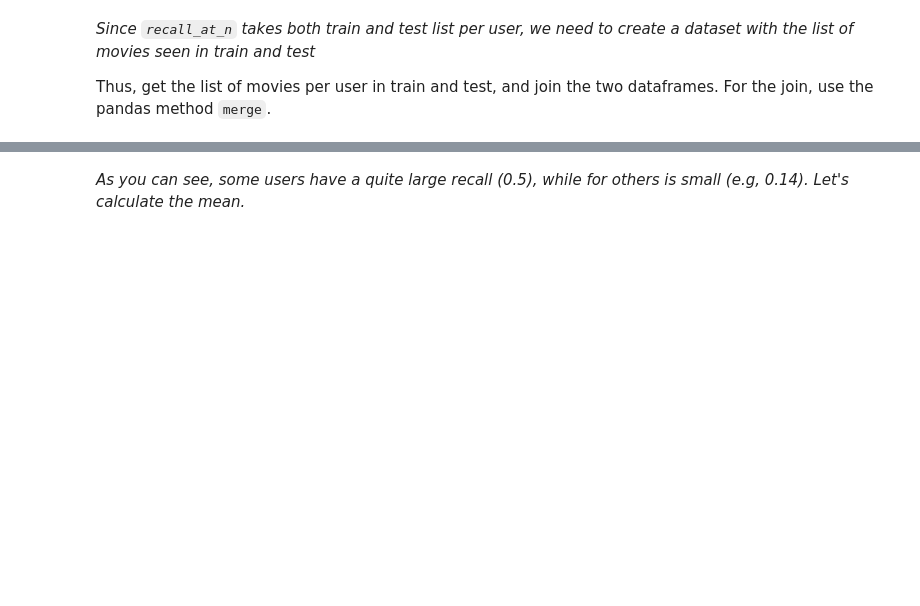
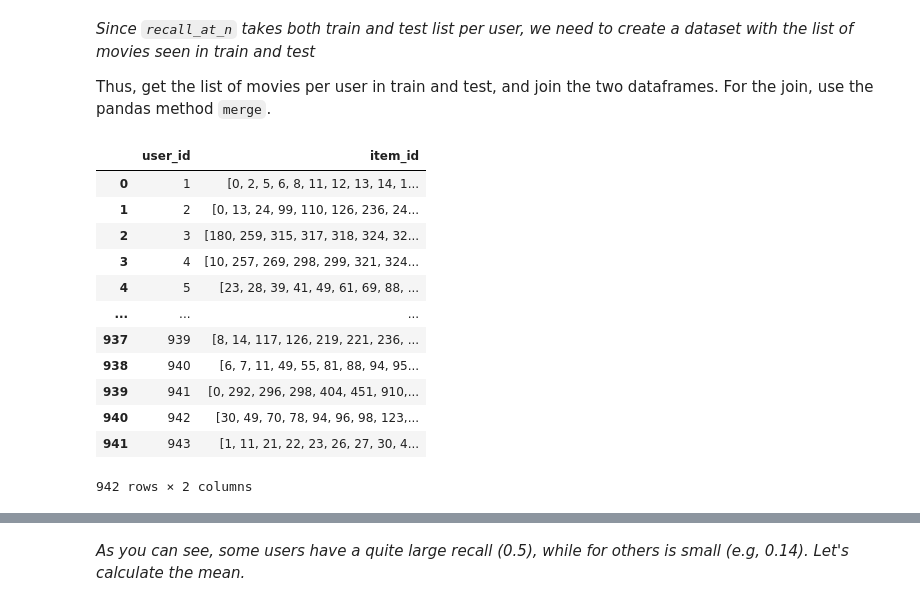
Before and after one commit to robertomanzanolopez/master-kschool, a Jupyter notebook: 15_Sistemas_de_recomendacion/RecSys_student_version.ipynb, the cells around one changed output, grey strips where cells are left out. Drawn from its saved outputs; the diff is of its cells as text; code cells hidden in the pictures; blank space fills up the shorter version.

```diff
--- a/15_Sistemas_de_recomendacion/RecSys_student_version.ipynb
+++ b/15_Sistemas_de_recomendacion/RecSys_student_version.ipynb
@@ -121,6 +286,15 @@ def returnItemId(text, ids):
 ### duplicates_item_dict ###
 # Las claves en "duplicates_item_dict" son los nombres de las películas
 # Los valores son una lista de los ids (que pueden ser uno solo, o varios)
+duplicates_item_dict = {}
 
+for id , name in list(item_dict.items()):
+    if name not in duplicates_item_dict:
+        duplicates_item_dict[name] = [id]
+    else:
+        duplicates_item_dict[name] = duplicates_item_dict[name] + [id]
 
 # show the duplicated titles
+for k, v in list(duplicates_item_dict.items()):
+    if len(v) > 1:
+        print(k,v)
@@ -131,0 +323,6 @@ We will use this dictionary to remove duplicates in a dataframe.
+# %%
+# unique_id_item_dict
+unique_id_item_dict = {}
+for index, lista_id in enumerate(duplicates_item_dict.values()):
+    for key in lista_id:
+        unique_id_item_dict[key] = index
@@ -159,0 +412,8 @@ Please notice that we have to correct for the non-unique movie's id issue!!
+# %%
+# train dataframe
+columns = ['user_id', 'item_id', 'rating', 'timestamp']
+trainfile = os.path.join(data_root, 'ua.base')
+train = pd.read_csv(trainfile, sep='\t', names=columns)
+print(f'There are %s users, %s items and %s pairs in the train set' % (train.user_id.unique().shape[0], \
+                                                                       train.item_id.unique().shape[0], \
+                                                                       train.shape[0]))
@@ -171,0 +453,4 @@ Please notice that we have to correct for the non-unique movie's id issue!!
+# %%
+# Apply lambda to train
+train['item_id'] = train['item_id'].apply(lambda x: unique_id_item_dict[x])
+print('Now there are %s unique items in the train set' % train.item_id.unique().shape[0])
@@ -329,6 +790,21 @@ train.head()
 Thus, get the list of movies per user in train and test, and join the two dataframes. For the join, use the pandas method `merge`.
 # %%
 # get movies in train per user. For this, group by user and get a list of item ids.
-trainUsersGrouped = ...
+trainUsersGrouped = train[train.rating >= 4.0].groupby('user_id')['item_id'].apply(list).reset_index()
+trainUsersGrouped
+# %% [output]
+|  | user_id | item_id |
+| 0 | 1 | [0, 2, 5, 6, 8, 11, 12, 13, 14, 1... |
+| 1 | 2 | [0, 13, 24, 99, 110, 126, 236, 24... |
+| 2 | 3 | [180, 259, 315, 317, 318, 324, 32... |
+| 3 | 4 | [10, 257, 269, 298, 299, 321, 324... |
+| 4 | 5 | [23, 28, 39, 41, 49, 61, 69, 88, ... |
+| ... | ... | ... |
+| 937 | 939 | [8, 14, 117, 126, 219, 221, 236, ... |
+| 938 | 940 | [6, 7, 11, 49, 55, 81, 88, 94, 95... |
+| 939 | 941 | [0, 292, 296, 298, 404, 451, 910,... |
+| 940 | 942 | [30, 49, 70, 78, 94, 96, 98, 123,... |
+| 941 | 943 | [1, 11, 21, 22, 23, 26, 27, 30, 4... |
+942 rows × 2 columns
 # %%
 # same with test data
```
Also changed, not shown: parts of 88 cells of this notebook.
